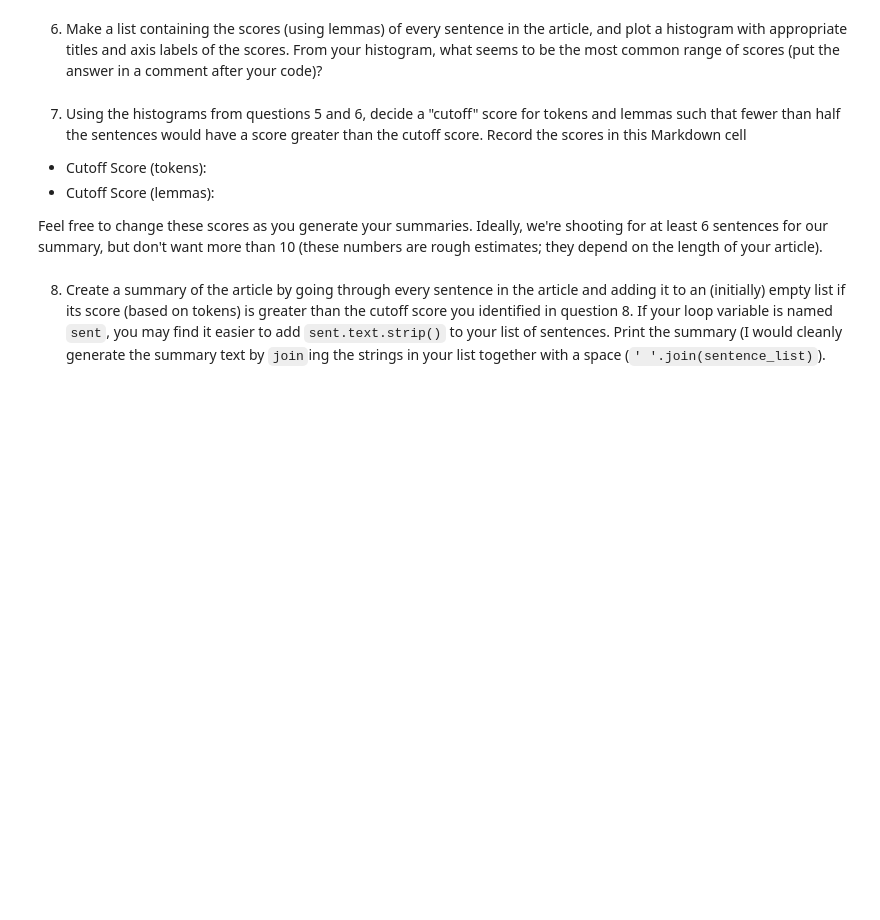
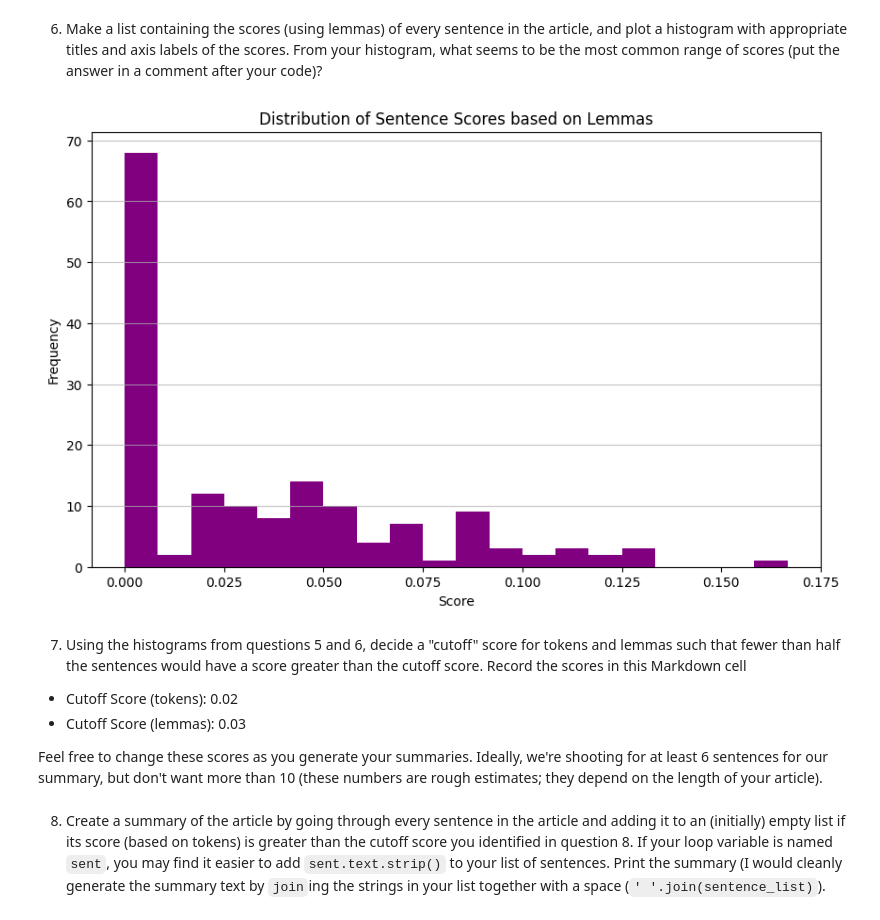
Before and after one commit to ChristianJBNB/wmnlp-materials-article-summarizer, a Jupyter notebook: article-summarizer.ipynb, the cells around one changed output. Drawn from its saved outputs; the diff is of its cells as text; code cells hidden in the pictures; blank space fills up the shorter version.

```diff
--- a/article-summarizer.ipynb
+++ b/article-summarizer.ipynb
@@ -55,10 +187,28 @@ All prereqs installed.
 # %% [markdown]
 6. Make a list containing the scores (using lemmas) of every sentence in the article, and plot a histogram with appropriate titles and axis labels of the scores.  From your histogram, what seems to be the most common range of scores (put the answer in a comment after your code)?
+# %%
+def score_sentence_by_lemma(sentence, interesting_lemmas):
+    doc = nlp(sentence)
+    interesting_count = sum(token.lemma_.lower() in interesting_lemmas for token in doc)
+    score = interesting_count / len(doc) if doc else 0
+    return score
+
+lemma_scores = [score_sentence_by_lemma(sentence, [lemma.lower() for lemma, _ in most_common_lemmas]) for sentence in sentences if sentence.strip()]
+
+plt.figure(figsize=(10, 6))
+plt.hist(lemma_scores, bins=20, color='purple')
+plt.title('Distribution of Sentence Scores based on Lemmas')
+plt.xlabel('Score')
+plt.ylabel('Frequency')
+plt.grid(axis='y', alpha=0.75)
+plt.show()
+# %% [output]
+[figure, added]
 # %% [markdown]
 7. Using the histograms from questions 5 and 6, decide a "cutoff" score for tokens and lemmas such that fewer than half the sentences would have a score greater than the cutoff score.  Record the scores in this Markdown cell
 
-* Cutoff Score (tokens):
-* Cutoff Score (lemmas):
+* Cutoff Score (tokens): 0.02
+* Cutoff Score (lemmas): 0.03
 
 Feel free to change these scores as you generate your summaries.  Ideally, we're shooting for at least 6 sentences for our summary, but don't want more than 10 (these numbers are rough estimates; they depend on the length of your article).
 # %% [markdown]
```
Also changed, not shown: parts of 5 cells of this notebook, 1 other file.
